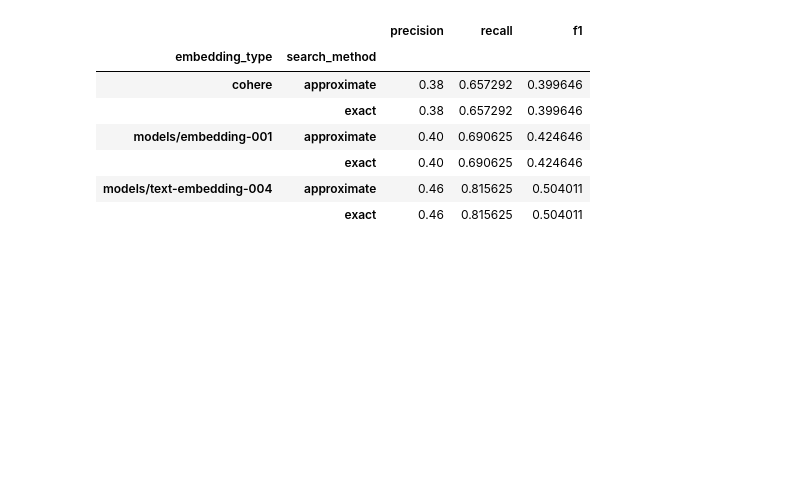
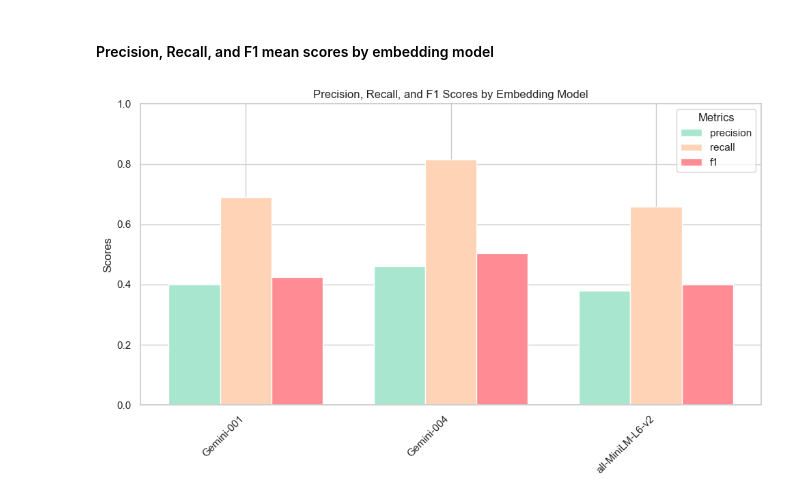
Before and after one commit to DanaMikulinsky/FinalProject, a Jupyter notebook: backend/evaluation/Graphs.ipynb, the cells around one changed output. Saved outputs shown, nothing was run; the diff lists cells and outputs as text; code cells hidden in the pictures; blank space fills up the shorter version.

Commit message:
added charts

```diff
--- a/backend/evaluation/Graphs.ipynb
+++ b/backend/evaluation/Graphs.ipynb
@@ -21,18 +16,40 @@ results.head()
 # EMBED + SEARCH : precision, recall, f1
 # %%
 # Retriever Comparison
-# Don't care about style and llm_name
-from backend.utils.helpers import decode_embedding_model_name
-results['embedding_type'] = results['embedding_type'].apply(decode_embedding_model_name)
+results['embedding_type'] = results['embedding_type'].apply(decode_embedding_model_name_charts)
 retriever_results = results[['embedding_type', 'search_method','precision','recall', 'f1']].groupby(['embedding_type', 'search_method']).mean()
 # %%
-retriever_results
+# Filter out rows where search_method is 'exact'
+filtered_results = results[results['search_method'] == 'exact']
+# Then, apply groupby and mean calculation
+retriever_results = filtered_results[['embedding_type', 'search_method', 'precision', 'recall', 'f1']].groupby(['embedding_type', 'search_method']).mean()
-# %% [output]
-|  |  | precision | recall | f1 |
-| embedding_type | search_method |  |  |  |
-| cohere | approximate | 0.38 | 0.657292 | 0.399646 |
-|  | exact | 0.38 | 0.657292 | 0.399646 |
-| models/embedding-001 | approximate | 0.40 | 0.690625 | 0.424646 |
-|  | exact | 0.40 | 0.690625 | 0.424646 |
-| models/text-embedding-004 | approximate | 0.46 | 0.815625 | 0.504011 |
-|  | exact | 0.46 | 0.815625 | 0.504011 |
+# %% [markdown]
+#### Precision, Recall, and F1 mean scores by embedding model
+# %%
+# Data preparation
+metrics = ['precision', 'recall', 'f1']
+index_labels = [f"{idx[0]}" for idx in retriever_results.index]
+num_rows = len(retriever_results)
+colors = ['#a8e6cf', '#ffd3b6', '#ff8b94']  # Define colors for each metric
+
+# Create figure and bar width
+fig, ax = plt.subplots(figsize=(10, 6))
+bar_width = 0.25  # Width of each sub-bar
+x = np.arange(num_rows)  # Indices for groups
+
+# Plot each metric
+for i, (metric, color) in enumerate(zip(metrics, colors)):
+    ax.bar(x + i * bar_width, retriever_results[metric], bar_width, label=metric, color=color)
+
+# Labeling and formatting
+ax.set_xticks(x + bar_width)  # Set position in the middle of each group
+ax.set_xticklabels(index_labels, rotation=45, ha='right')
+ax.set_ylabel("Scores")
+ax.set_ylim(0, 1)
+ax.legend(title="Metrics")
+ax.set_title("Precision, Recall, and F1 Scores by Embedding Model")
+
+plt.tight_layout()
+plt.show()
+# %% [output]
+[figure, added]
```
Also changed, not shown: parts of 7 cells of this notebook, 4 other files.
